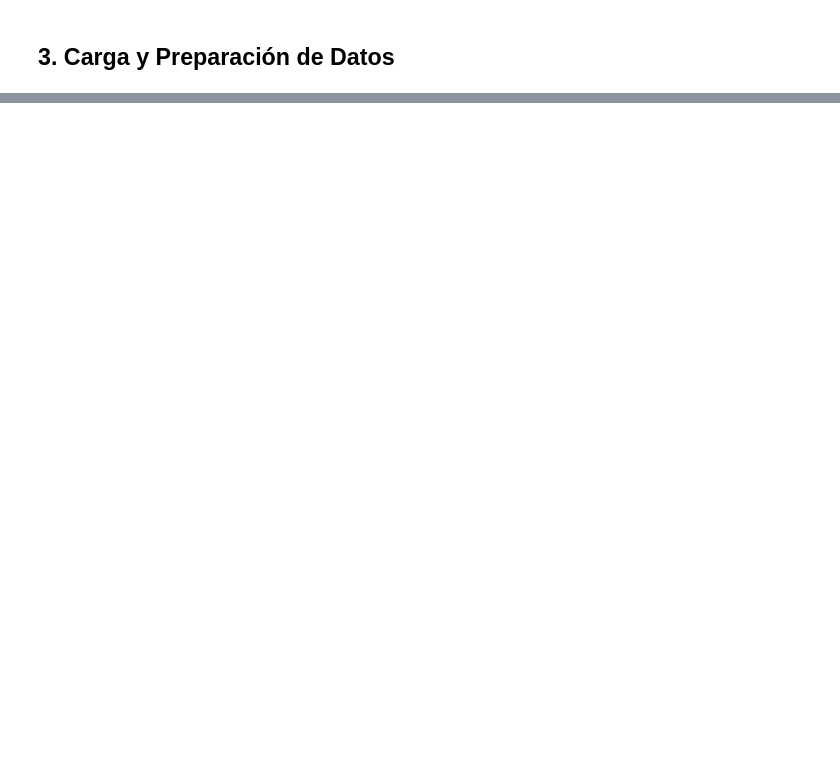
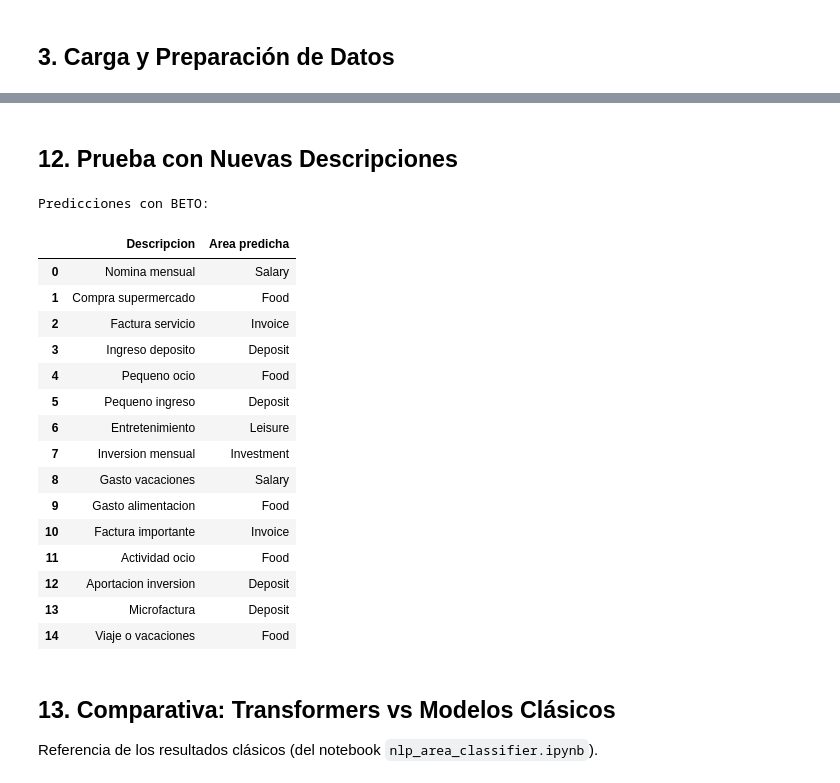
Before and after one commit to Di3g0E/P2_AP-IA, a Jupyter notebook: playground/nlp_area_transformers.ipynb, the cells around one changed output, grey strips where cells are left out. Drawn from its saved outputs; the diff is of its cells as text; code cells hidden in the pictures; blank space fills up the shorter version.

```diff
--- a/playground/nlp_area_transformers.ipynb
+++ b/playground/nlp_area_transformers.ipynb
@@ -660,0 +597,65 @@ Eliminar los checkpoints y carpetas de resultados generadas durante el entrenami
+# %% [markdown]
+## 12. Prueba con Nuevas Descripciones
+# %%
+best_tokenizer = all_results[best_name]["tokenizer"]
+best_model = all_results[best_name]["model"]
+best_model.eval()
+
+nuevas_descripciones = [
+    "Nomina mensual",
+    "Compra supermercado",
+    "Factura servicio",
+    "Ingreso deposito",
+    "Pequeno ocio",
+    "Pequeno ingreso",
+    "Entretenimiento",
+    "Inversion mensual",
+    "Gasto vacaciones",
+    "Gasto alimentacion",
+    "Factura importante",
+    "Actividad ocio",
+    "Aportacion inversion",
+    "Microfactura",
+    "Viaje o vacaciones",
+]
+
+preds = []
+with torch.no_grad():
+    for desc in nuevas_descripciones:
+        inputs = best_tokenizer(
+            desc, return_tensors="pt", padding="max_length",
+            truncation=True, max_length=MAX_LENGTH,
+        ).to(best_model.device)
+        outputs = best_model(**inputs)
+        pred_id = torch.argmax(outputs.logits, dim=-1).item()
+        preds.append(id2label[pred_id])
+
+df_nuevas = pd.DataFrame({
+    "Descripcion": nuevas_descripciones,
+    "Area predicha": preds,
+})
+
+print(f"Predicciones con {best_name}:\n")
+display(df_nuevas)
+# %% [output]
+Predicciones con BETO:
+|  | Descripcion | Area predicha |
+| 0 | Nomina mensual | Salary |
+| 1 | Compra supermercado | Food |
+| 2 | Factura servicio | Invoice |
+| 3 | Ingreso deposito | Deposit |
+| 4 | Pequeno ocio | Food |
+| 5 | Pequeno ingreso | Deposit |
+| 6 | Entretenimiento | Leisure |
+| 7 | Inversion mensual | Investment |
+| 8 | Gasto vacaciones | Salary |
+| 9 | Gasto alimentacion | Food |
+| 10 | Factura importante | Invoice |
+| 11 | Actividad ocio | Food |
+| 12 | Aportacion inversion | Deposit |
+| 13 | Microfactura | Deposit |
+| 14 | Viaje o vacaciones | Food |
+# %% [markdown]
+## 13. Comparativa: Transformers vs Modelos Clásicos
+
+Referencia de los resultados clásicos (del notebook `nlp_area_classifier.ipynb`).
```
Also changed, not shown: parts of 59 cells of this notebook, 9 other files.
